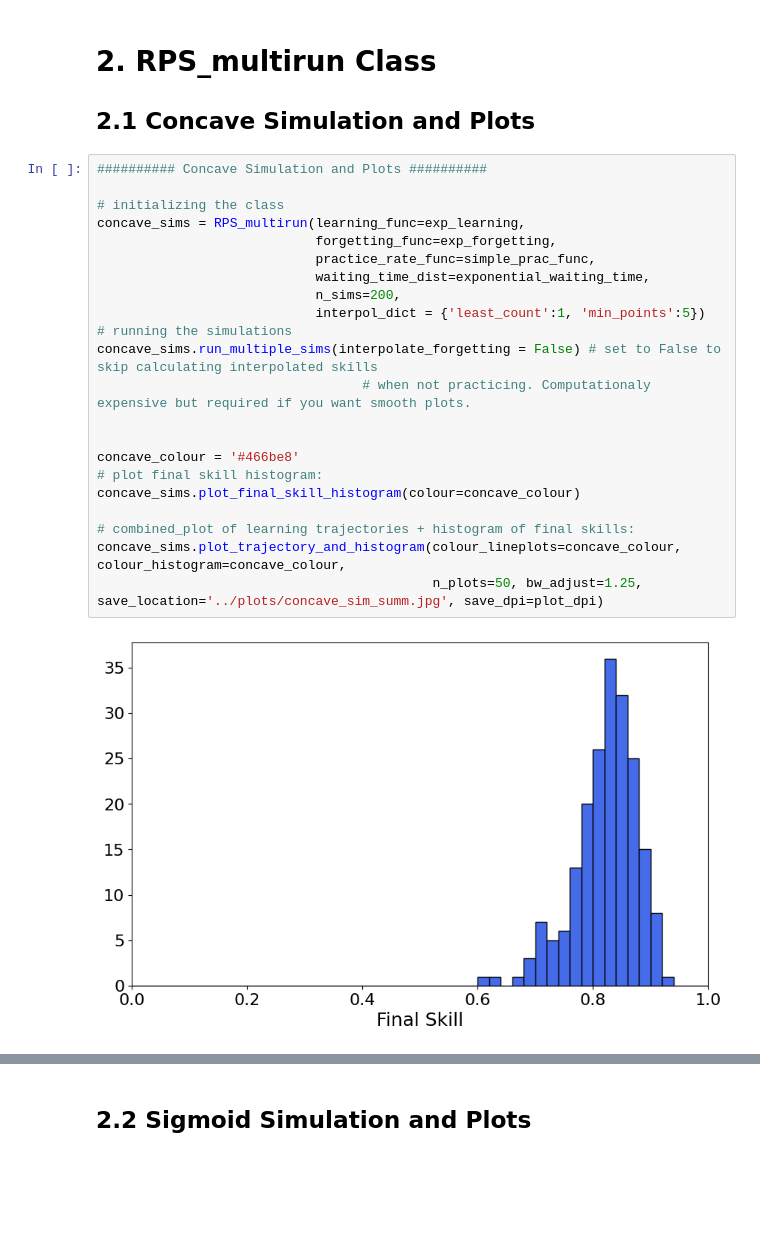
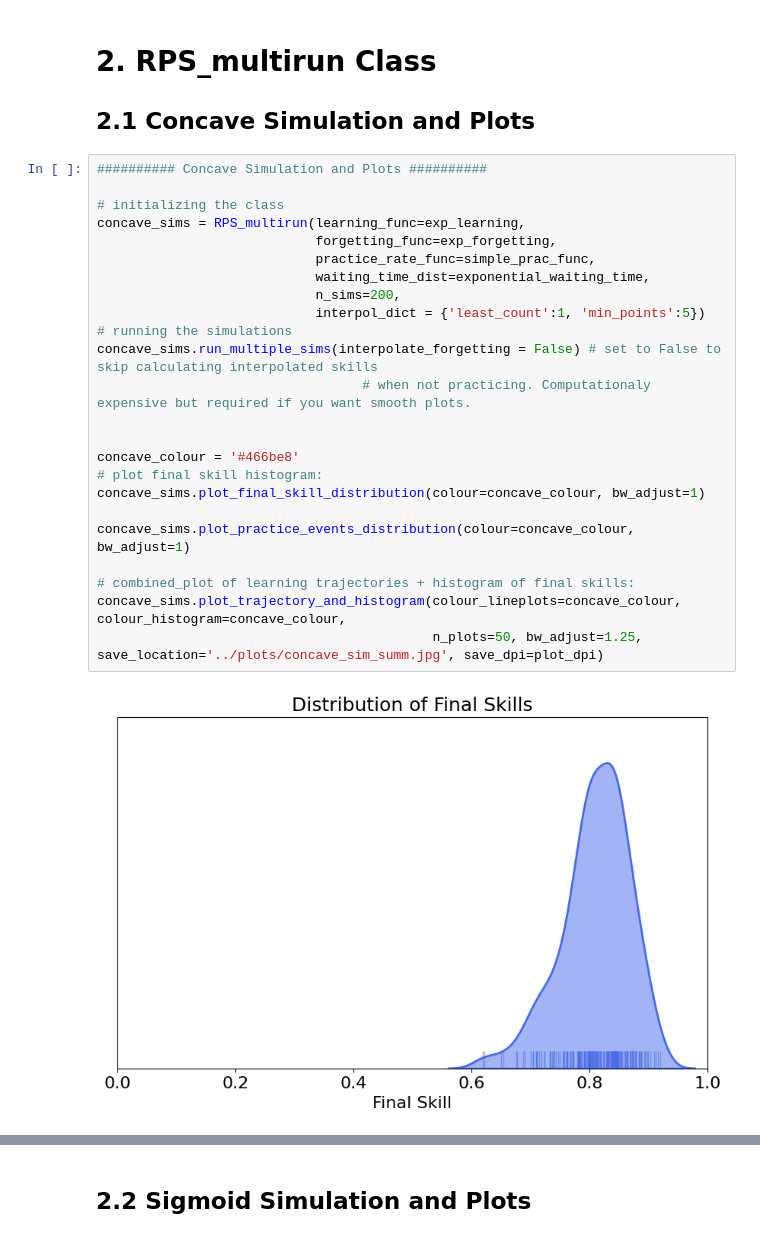
Before and after one commit to plaskar/rps_model, a Jupyter notebook: notebooks/Basic Model Analysis.ipynb, the cells around one changed output, grey strips where cells are left out. Saved outputs shown, nothing was run; the diff lists cells and outputs as text; blank space fills up the shorter version.

```diff
--- a/notebooks/Basic Model Analysis.ipynb
+++ b/notebooks/Basic Model Analysis.ipynb
@@ -65,24 +68,26 @@ sample_concave.plot_combined_trajectory(save_location='../plots/sample_simple_tr
 # %%
 ########## Concave Simulation and Plots ##########
 
 # initializing the class
 concave_sims = RPS_multirun(learning_func=exp_learning,
                             forgetting_func=exp_forgetting,
                             practice_rate_func=simple_prac_func,
                             waiting_time_dist=exponential_waiting_time,
                             n_sims=200,
                             interpol_dict = {'least_count':1, 'min_points':5})
 # running the simulations
 concave_sims.run_multiple_sims(interpolate_forgetting = False) # set to False to skip calculating interpolated skills
                                   # when not practicing. Computationaly expensive but required if you want smooth plots.
 
 
 concave_colour = '#466be8'
 # plot final skill histogram:
-concave_sims.plot_final_skill_histogram(colour=concave_colour)
+concave_sims.plot_final_skill_distribution(colour=concave_colour, bw_adjust=1)
+
+concave_sims.plot_practice_events_distribution(colour=concave_colour, bw_adjust=1)
 
 # combined_plot of learning trajectories + histogram of final skills:
 concave_sims.plot_trajectory_and_histogram(colour_lineplots=concave_colour, colour_histogram=concave_colour,
                                            n_plots=50, bw_adjust=1.25, save_location='../plots/concave_sim_summ.jpg', save_dpi=plot_dpi)
 # %% [output]
-[figure, old version]
+[figure, new version]
```
Also changed, not shown: parts of 3 cells of this notebook, 46 other files.
